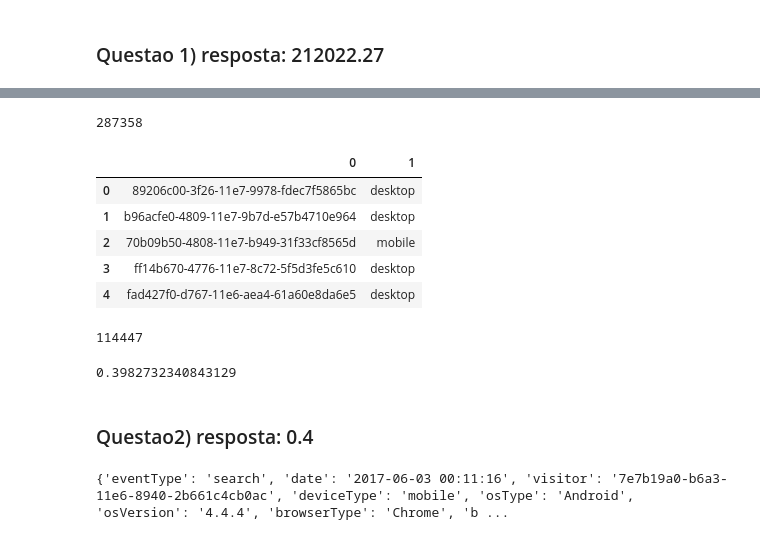
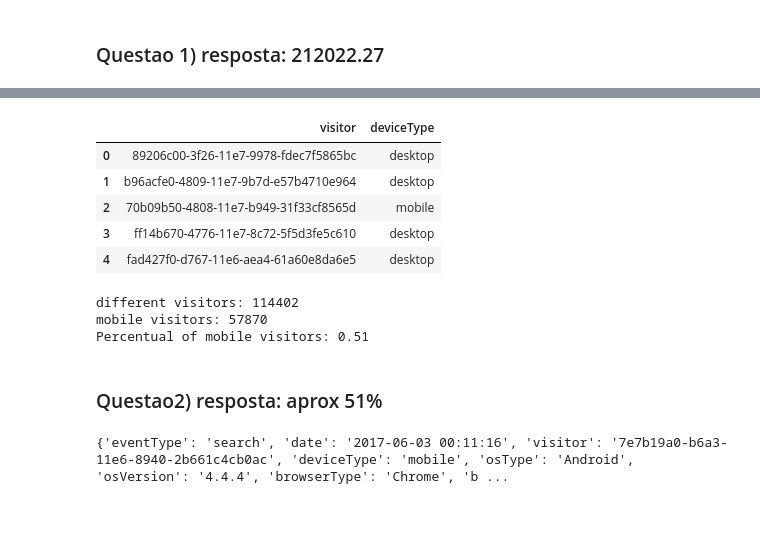
Before and after one commit to selaranjeira/desafio, a Jupyter notebook: desafio.ipynb, the cells around one changed output, grey strips where cells are left out. Saved outputs shown, nothing was run; the diff lists cells and outputs as text; code cells hidden in the pictures.

```diff
--- a/desafio.ipynb
+++ b/desafio.ipynb
@@ -73,13 +79,7 @@ df3.price.sum()
 # %% [markdown]
 ### Questao 1) resposta: 212022.27
 # %%
-# visitor_device = pd.DataFrame([(e['visitor'], e['deviceType']) for e in events],
-#    columns=['visitor','deviceType'])
-# teste = events['deviceType'].nunique()
-# teste
-mobile_device = [x for x in events if x['deviceType'] == 'mobile']
-
-# print(events[0])
-
-print(mobile_device[0])
+mobile_device1 = pd.DataFrame([(e['visitor'], e['deviceType']) for e in events],
+                            columns = ['visitor', 'deviceType'])
+mobile_device1.drop_duplicates().head()
 # %% [output]
@@ -87,28 +86,21 @@ print(mobile_device[0])
+|  | visitor | deviceType |
+| 0 | 89206c00-3f26-11e7-9978-fdec7f5865bc | desktop |
+| 1 | b96acfe0-4809-11e7-9b7d-e57b4710e964 | desktop |
+| 2 | 70b09b50-4808-11e7-b949-31f33cf8565d | mobile |
+| 3 | ff14b670-4776-11e7-8c72-5f5d3fe5c610 | desktop |
+| 4 | fad427f0-d767-11e6-aea4-61a60e8da6e5 | desktop |
-# %%
-df4 = pd.DataFrame(mobile_device)
-len(df4)
-# %% [output]
-287358
-# %%
-mobile_device = pd.DataFrame([(e['visitor'], e['deviceType']) for e in events])
-mobile_device.drop_duplicates().head()
-# %% [output]
-|  | 0 | 1 |
-| 0 | 89206c00-3f26-11e7-9978-fdec7f5865bc | desktop |
-| 1 | b96acfe0-4809-11e7-9b7d-e57b4710e964 | desktop |
-| 2 | 70b09b50-4808-11e7-b949-31f33cf8565d | mobile |
-| 3 | ff14b670-4776-11e7-8c72-5f5d3fe5c610 | desktop |
-| 4 | fad427f0-d767-11e6-aea4-61a60e8da6e5 | desktop |
-# %%
-len(mobile_device.drop_duplicates())
-# %% [output]
-114447
-# %%
-114447/287358
-# %% [output]
-0.3982732340843129
+# %%
+mobile = len(mobile_device1.drop_duplicates().loc[lambda x: x.deviceType == "mobile"])
+visitors = len(mobile_device1.visitor.drop_duplicates())
+print('different visitors: ' + str(visitors))
+print('mobile visitors: ' + str(mobile))
+print('Percentual of mobile visitors: ' + str(round(mobile/visitors, 2)))
+# %% [output]
+different visitors: 114402
+mobile visitors: 57870
+Percentual of mobile visitors: 0.51
 # %% [markdown]
-### Questao2) resposta: 0.4
+### Questao2) resposta: aprox 51%
 # %%
 busca = [x for x in events if x['eventType'] == 'search']
 
```
Also changed, not shown: parts of 15 cells of this notebook.
